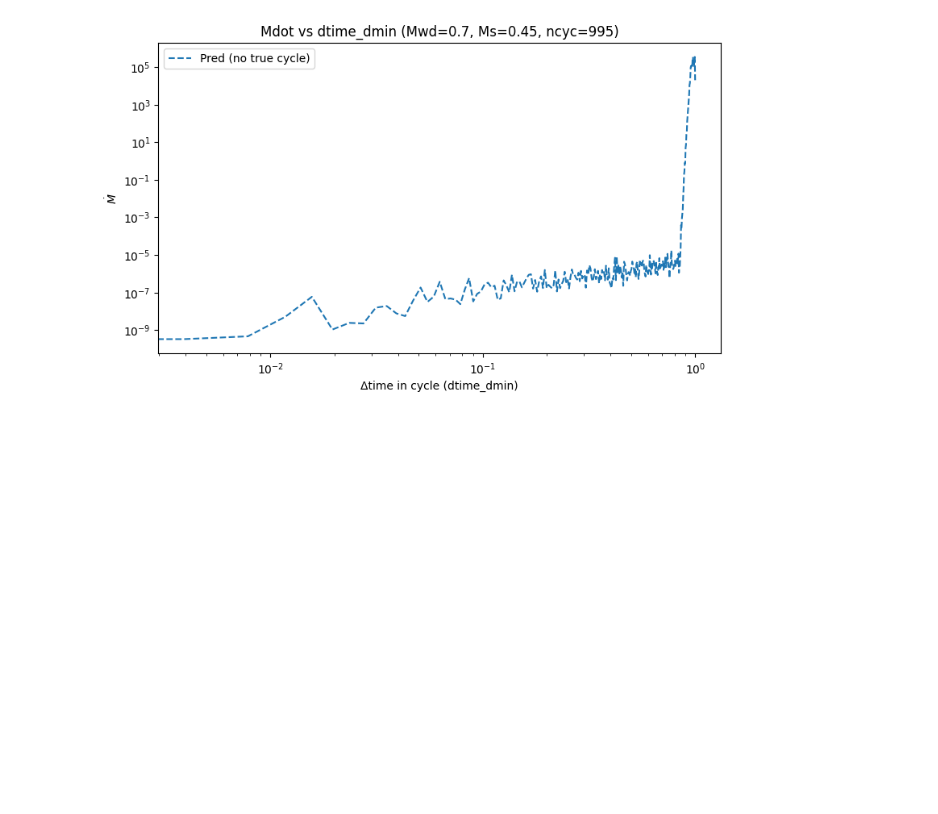
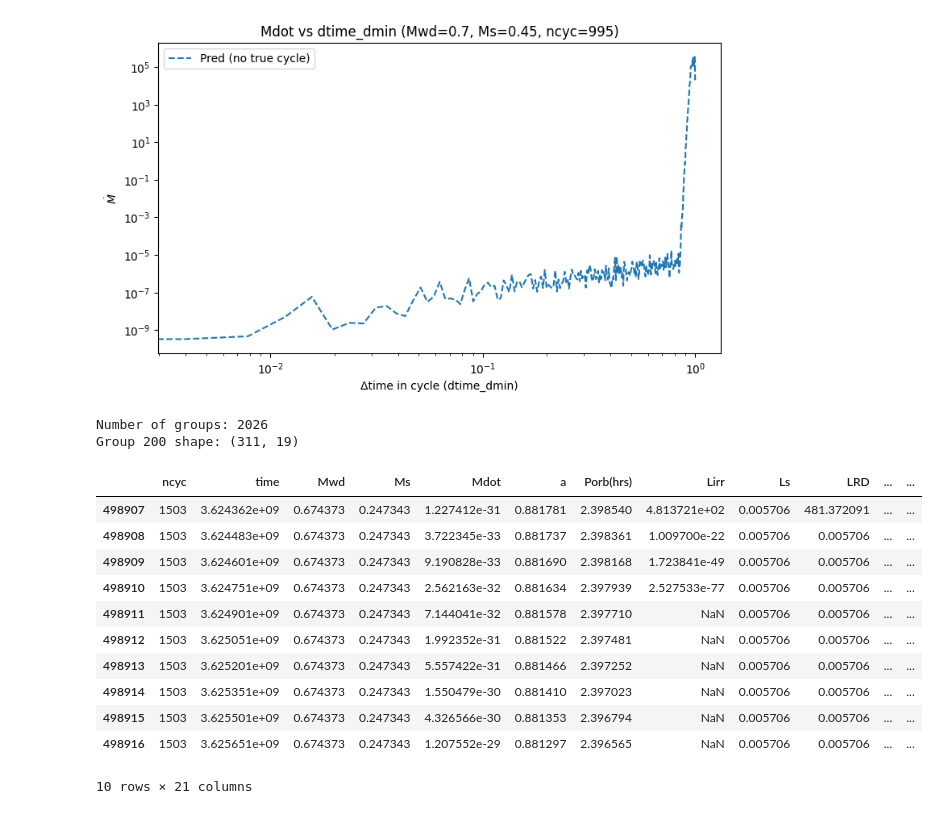
Before and after one commit to jenya1996/Final-project, a Jupyter notebook: final_project.ipynb, the cells around one changed output. Drawn from its saved outputs; the diff is of its cells as text; code cells hidden in the pictures; blank space fills up the shorter version.

```diff
--- a/final_project.ipynb
+++ b/final_project.ipynb
@@ -796,3 +812,40 @@ Artifacts ready.
 Saved -> nova_cycle_predictor.pt
 Loaded, grid_size: 256 targets: ['Mdot']
 [figure]
+# %%
+
+grpouped_df = [group.copy() for _, group in combined_df.groupby("ncyc")]
+
+print(f"Number of groups: {len(grpouped_df)}")
+print(f"Group 200 shape: {grpouped_df[200].shape}")
+test_df = grpouped_df[1500]
+
+# min_times = combined_df.groupby('ncyc')['time'].transform('min')
+
+# Add it as a new column
+# test_df['min_time_in_cycle'] = min_times
+# test_df["dtime_dmin"] = test_df["time"] - test_df["min_time_in_cycle"]
+
+for i, group in enumerate(grpouped_df):
+
+    min_times = group['time'].min()
+    group['min_time_in_cycle'] = min_times
+    group['dtime_dmin'] = group['time'] - min_times
+
+    grpouped_df[i] = group  # Save back the modified group
+test_df.head(10)
+# %% [output]
+Number of groups: 2026
+Group 200 shape: (311, 19)
+|  | ncyc | time | Mwd | Ms | Mdot | a | Porb(hrs) | Lirr | Ls | LRD | ... | ... |
+| 498907 | 1503 | 3.624362e+09 | 0.674373 | 0.247343 | 1.227412e-31 | 0.881781 | 2.398540 | 4.813721e+02 | 0.005706 | 481.372091 | ... | ... |
+| 498908 | 1503 | 3.624483e+09 | 0.674373 | 0.247343 | 3.722345e-33 | 0.881737 | 2.398361 | 1.009700e-22 | 0.005706 | 0.005706 | ... | ... |
+| 498909 | 1503 | 3.624601e+09 | 0.674373 | 0.247343 | 9.190828e-33 | 0.881690 | 2.398168 | 1.723841e-49 | 0.005706 | 0.005706 | ... | ... |
+| 498910 | 1503 | 3.624751e+09 | 0.674373 | 0.247343 | 2.562163e-32 | 0.881634 | 2.397939 | 2.527533e-77 | 0.005706 | 0.005706 | ... | ... |
+| 498911 | 1503 | 3.624901e+09 | 0.674373 | 0.247343 | 7.144041e-32 | 0.881578 | 2.397710 | NaN | 0.005706 | 0.005706 | ... | ... |
+| 498912 | 1503 | 3.625051e+09 | 0.674373 | 0.247343 | 1.992352e-31 | 0.881522 | 2.397481 | NaN | 0.005706 | 0.005706 | ... | ... |
+| 498913 | 1503 | 3.625201e+09 | 0.674373 | 0.247343 | 5.557422e-31 | 0.881466 | 2.397252 | NaN | 0.005706 | 0.005706 | ... | ... |
+| 498914 | 1503 | 3.625351e+09 | 0.674373 | 0.247343 | 1.550479e-30 | 0.881410 | 2.397023 | NaN | 0.005706 | 0.005706 | ... | ... |
+| 498915 | 1503 | 3.625501e+09 | 0.674373 | 0.247343 | 4.326566e-30 | 0.881353 | 2.396794 | NaN | 0.005706 | 0.005706 | ... | ... |
+| 498916 | 1503 | 3.625651e+09 | 0.674373 | 0.247343 | 1.207552e-29 | 0.881297 | 2.396565 | NaN | 0.005706 | 0.005706 | ... | ... |
+10 rows × 21 columns
```
Also changed, not shown: parts of 6 cells of this notebook, 1 other file.
